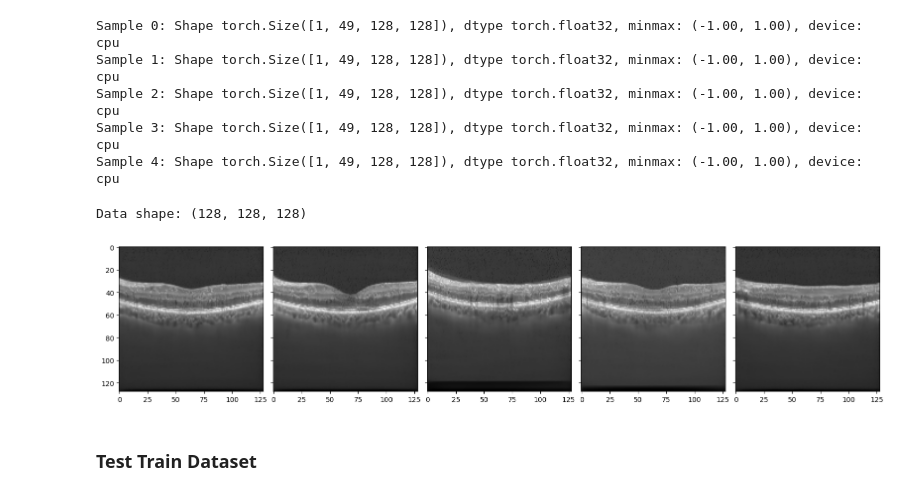
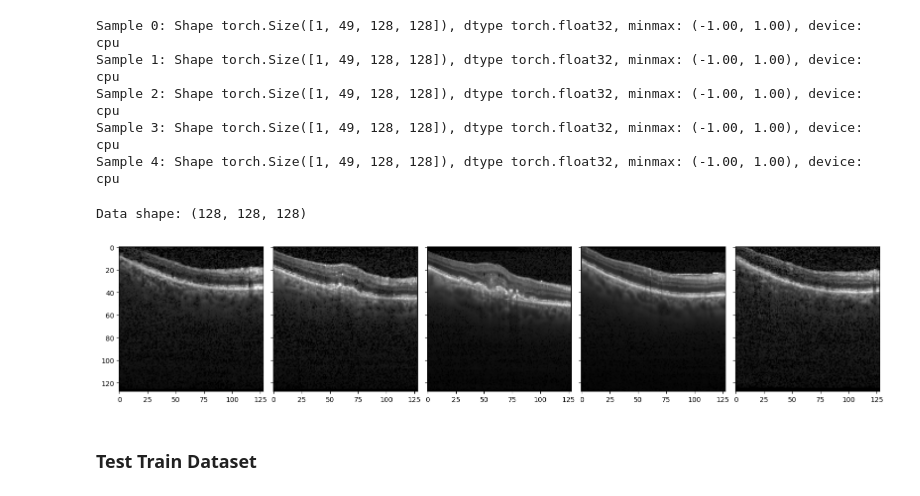
Before and after one commit to Veit21/tta-flow, a Jupyter notebook: notebooks/test_dataloader.ipynb, the cells around one changed output. Saved outputs shown, nothing was run; the diff lists cells and outputs as text; code cells hidden in the pictures.

```diff
--- a/notebooks/test_dataloader.ipynb
+++ b/notebooks/test_dataloader.ipynb
@@ -91,20 +90,20 @@ Sample 3: Shape torch.Size([1, 49, 128, 128]), dtype torch.float32, minmax: (-1.
 Sample 4: Shape torch.Size([1, 49, 128, 128]), dtype torch.float32, minmax: (-1.00, 1.00), device: cpu
 # %%
 # Show some slices
-X           = np.load("/home/veit-hucke/Projects/tta-flow/runs/2026-03-05_11-47-31-spectralis_128_test/inference/outputs/pred_002.npy")
+X           = np.load("/home/veit-hucke/Projects/tta-flow/runs/2026-03-05_16-02-59-just_another_test/inference/outputs/pred_000.npy")
 _d, _, _    = X.shape
 idxs        = np.random.choice(_d, 5)
 print(f"Data shape: {X.shape}")
 
 # Plot
 fig, axes = plt.subplots(1, 5, sharex=1, sharey=1, figsize=(16, 9))
 for i, ax in enumerate(axes.flatten()):
     ax.imshow(X[idxs[i]], cmap="grey")
 plt.tight_layout()
 plt.show()
 # %% [output]
 Data shape: (128, 128, 128)
-[figure, old version]
+[figure, new version]
 # %% [markdown]
 ### Test Train Dataset
 # %%
```
Also changed, not shown: parts of 3 cells of this notebook, 9 other files.
